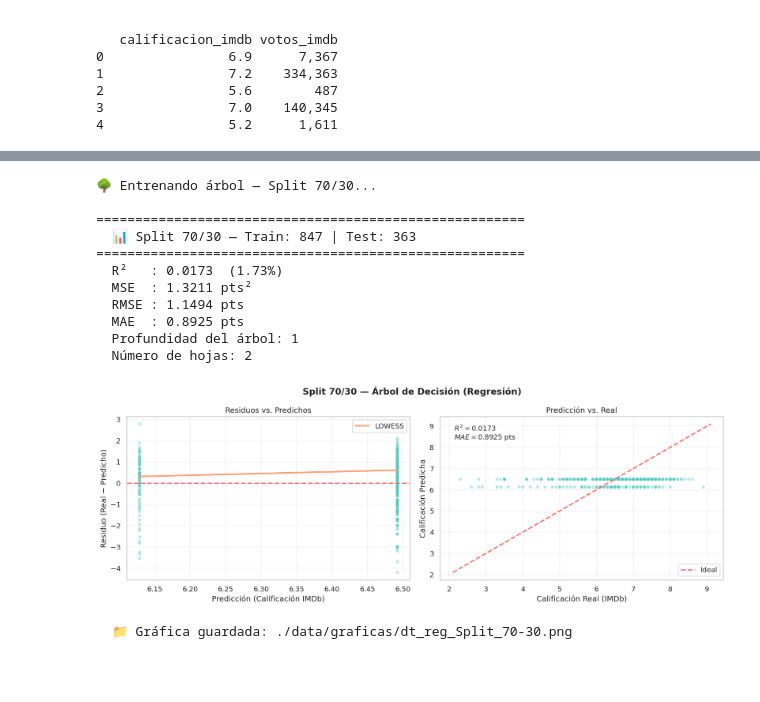
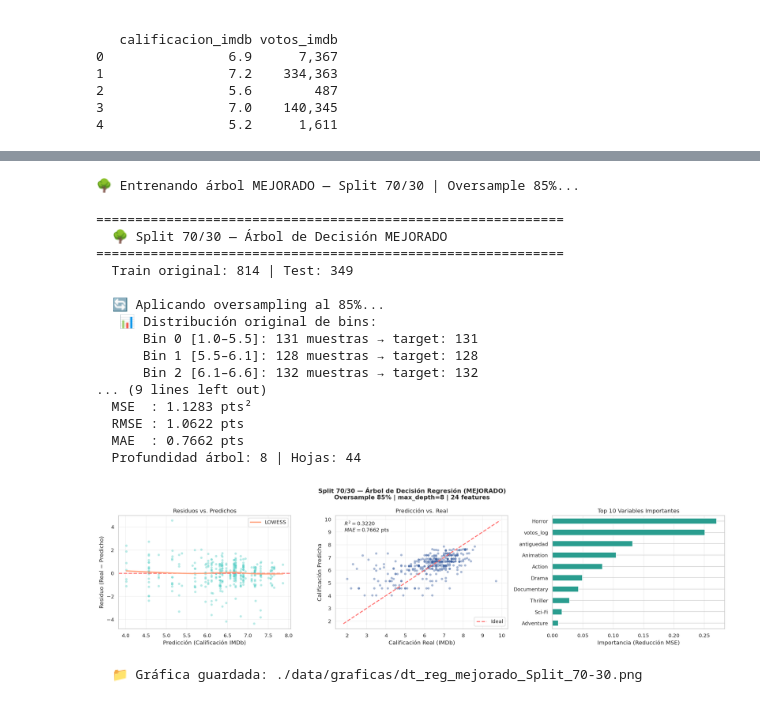
Before and after one commit to SantiagoPlazas2005/Grupo6_Plazas_Ordo-ez, a Jupyter notebook: notebooks/arbol_decision_regresion_peliculas.ipynb, the cells around one changed output, grey strips where cells are left out. Drawn from its saved outputs; the diff is of its cells as text; code cells hidden in the pictures; blank space fills up the shorter version.

```diff
--- a/notebooks/arbol_decision_regresion_peliculas.ipynb
+++ b/notebooks/arbol_decision_regresion_peliculas.ipynb
@@ -279,19 +357,32 @@ modelo_s1, y_test_s1, y_pred_s1 = evaluar_split(X, y, test_size=0.20, split_labe
 # %%
-# ── CELDA 6: Split 2 — 70% Entrenamiento / 30% Prueba ────────────────────────
-print("🌳 Entrenando árbol — Split 70/30...")
-modelo_s2, y_test_s2, y_pred_s2 = evaluar_split(X, y, test_size=0.30, split_label='70/30')
+# ── CELDA 7: Split 2 — 70/30 con oversample 85% ──────────────────────────────
+print("🌳 Entrenando árbol MEJORADO — Split 70/30 | Oversample 85%...")
+modelo_s2, y_test_s2, y_pred_s2 = evaluar_split_mejorado(
+    X_full, y_full,
+    test_size=0.30,
+    split_label='70/30',
+    sampling_ratio=0.85,
+    max_depth=8,
+    min_samples_leaf=10
+)
 # %% [output]
-🌳 Entrenando árbol — Split 70/30...
+🌳 Entrenando árbol MEJORADO — Split 70/30 | Oversample 85%...
 
-=======================================================
-  📊 Split 70/30 — Train: 847 | Test: 363
-=======================================================
-  R²   : 0.0173  (1.73%)
-  MSE  : 1.3211 pts²
-  RMSE : 1.1494 pts
-  MAE  : 0.8925 pts
-  Profundidad del árbol: 1
-  Número de hojas: 2
+============================================================
+  🌳 Split 70/30 — Árbol de Decisión MEJORADO
+============================================================
+  Train original: 814 | Test: 349
+
+  🔄 Aplicando oversampling al 85%...
+   📊 Distribución original de bins:
+      Bin 0 [1.0–5.5]: 131 muestras → target: 131
+      Bin 1 [5.5–6.1]: 128 muestras → target: 128
+      Bin 2 [6.1–6.6]: 132 muestras → target: 132
+... (9 lines left out)
+  MSE  : 1.1283 pts²
+  RMSE : 1.0622 pts
+  MAE  : 0.7662 pts
+  Profundidad árbol: 8 | Hojas: 44
-[figure, old version]
+[figure, new version]
-  📁 Gráfica guardada: ./data/graficas/dt_reg_Split_70-30.png
+  📁 Gráfica guardada: ./data/graficas/dt_reg_mejorado_Split_70-30.png
 # %%
```
Also changed, not shown: parts of 28 cells of this notebook, 19 other files.
